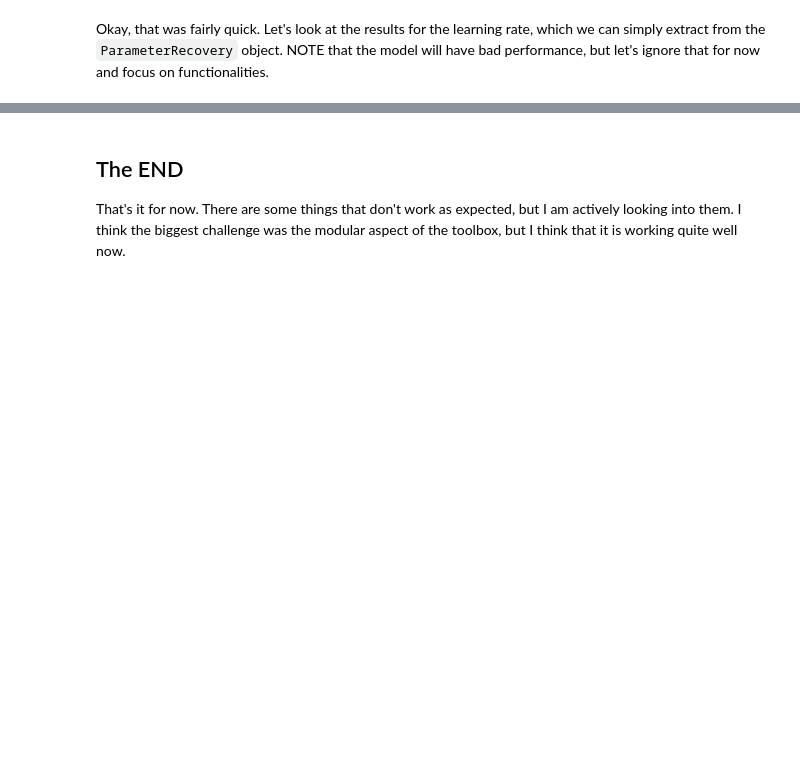
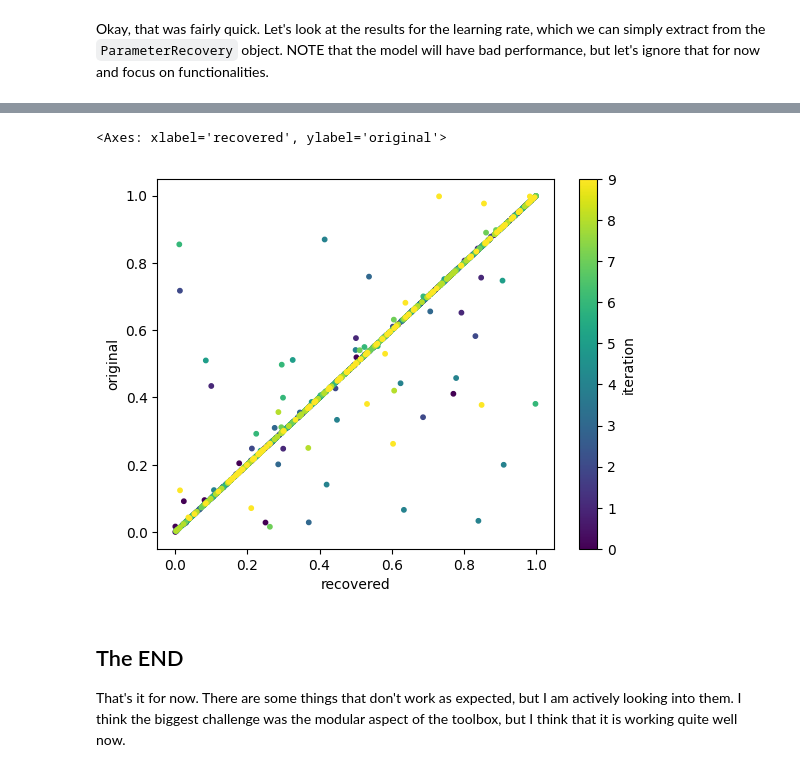
Before and after one commit to DevComPsy/cpm, a Jupyter notebook: tmp/cpm-walkthrough.ipynb, the cells around one changed output, grey strips where cells are left out. Saved outputs shown, nothing was run; the diff lists cells and outputs as text; code cells hidden in the pictures; blank space fills up the shorter version.

```diff
--- a/tmp/cpm-walkthrough.ipynb
+++ b/tmp/cpm-walkthrough.ipynb
@@ -82,6 +82,7 @@ def model(parameters, trial):
     output = {
         "policy": np.array([policy]),
         "values": weights,
+        "dependent": np.array([policy]),
     }
     return output
 # %% [markdown]
@@ -388,0 +397,15 @@ NOTE that the model will have bad performance, but let's ignore that for now and
+# %%
+from cpm.evaluation import ParameterRecovery, strategies
+
+
+new = Simulator(model = wrap, data = experiment, parameters = Fit.parameters)
+
+recover = ParameterRecovery(
+    model = new,
+    strategy = strategies.grid,
+    optimiser = DifferentialEvolution,
+    loss=minimise.LogLikelihood,
+    iteration = 10, bounds = bounds, tol = 0.1, maxiter = 200
+    )
+
+recover.recover()
@@ -399,3 +432,8 @@ plt.show()
+# %%
+alpha.plot.scatter(x="recovered", y="original", c="iteration", colormap="viridis", s = 10)
+# %% [output]
+<Axes: xlabel='recovered', ylabel='original'>
+[figure, added]
 # %% [markdown]
 ## The END
 
```
Also changed, not shown: parts of 18 cells of this notebook, 1 other file.
